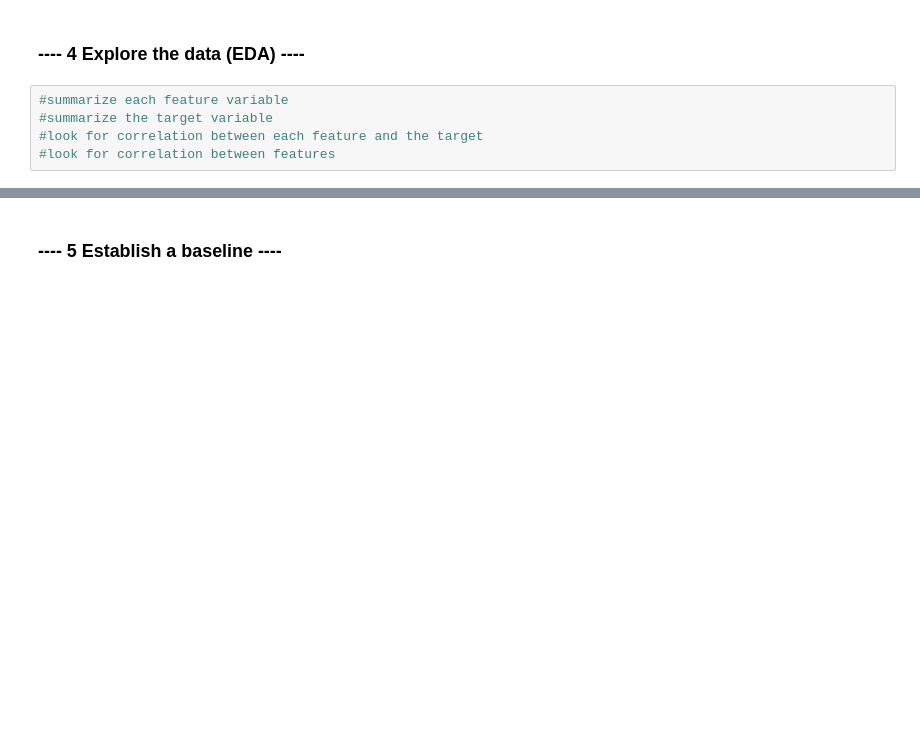
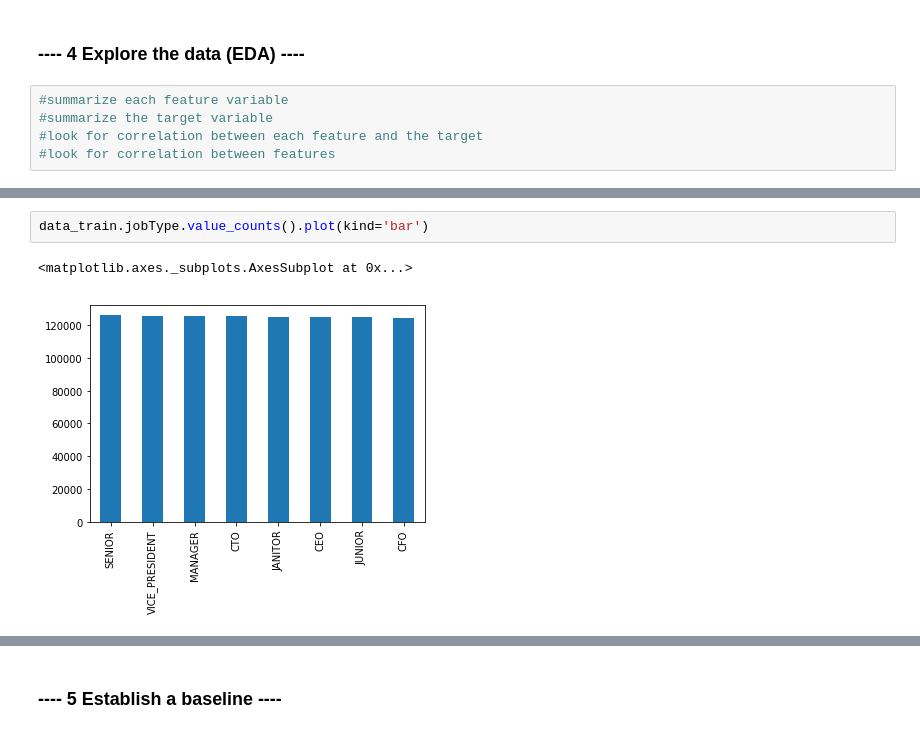
Before and after one commit to cdean4/salary-prediction-portfolio, a Jupyter notebook: SalaryProject.ipynb, the cells around one changed output, grey strips where cells are left out. Drawn from its saved outputs; the diff is of its cells as text; blank space fills up the shorter version.

```diff
--- a/SalaryProject.ipynb
+++ b/SalaryProject.ipynb
@@ -309,0 +323,5 @@ data_train.sort_values('salary').head(10)
+# %%
+data_train.jobType.value_counts().plot(kind='bar')
+# %% [output]
+<matplotlib.axes._subplots.AxesSubplot at 0x...>
+[figure, added]
```
Also changed, not shown: parts of 8 cells of this notebook.
